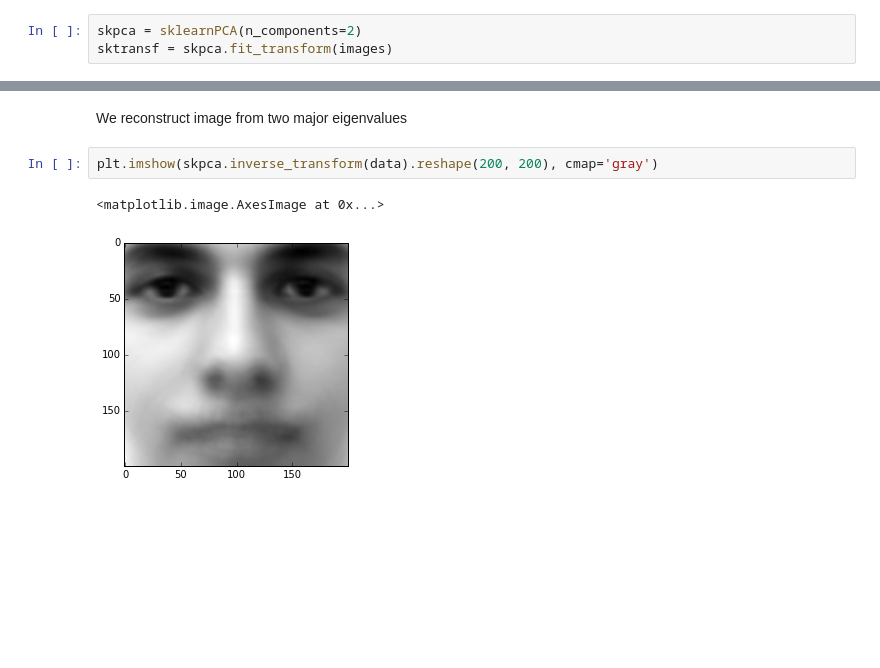
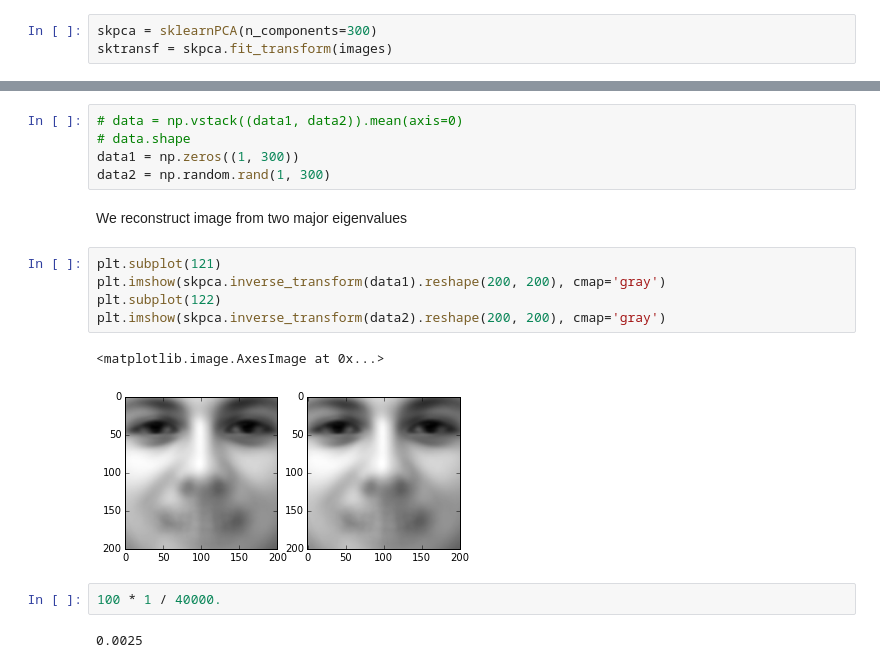
Before and after one commit to danilons/ml-course, a Jupyter notebook: class7-dimensionality-reduction.ipynb, the cells around one changed output, grey strips where cells are left out. Drawn from its saved outputs; the diff is of its cells as text; blank space fills up the shorter version.

```diff
--- a/class7-dimensionality-reduction.ipynb
+++ b/class7-dimensionality-reduction.ipynb
@@ -234,3 +271,3 @@ plt.imshow(images[0, :].reshape(200, 200), cmap='gray')
 # %%
-skpca = sklearnPCA(n_components=2)
+skpca = sklearnPCA(n_components=300)
 sktransf = skpca.fit_transform(images)
@@ -244,7 +289,19 @@ Image now is [[-4053.41937387 -1243.49537381]]
+# %%
+# data = np.vstack((data1, data2)).mean(axis=0)
+# data.shape
+data1 = np.zeros((1, 300))
+data2 = np.random.rand(1, 300)
 # %% [markdown]
 We reconstruct image from two major eigenvalues
 # %%
-plt.imshow(skpca.inverse_transform(data).reshape(200, 200), cmap='gray')
+plt.subplot(121)
+plt.imshow(skpca.inverse_transform(data1).reshape(200, 200), cmap='gray')
+plt.subplot(122)
+plt.imshow(skpca.inverse_transform(data2).reshape(200, 200), cmap='gray')
 # %% [output]
 <matplotlib.image.AxesImage at 0x...>
-[figure, old version]
+[figure, new version]
+# %%
+100 * 1 / 40000.
+# %% [output]
+0.0025
```
Also changed, not shown: parts of 12 cells of this notebook, 3 other files.
